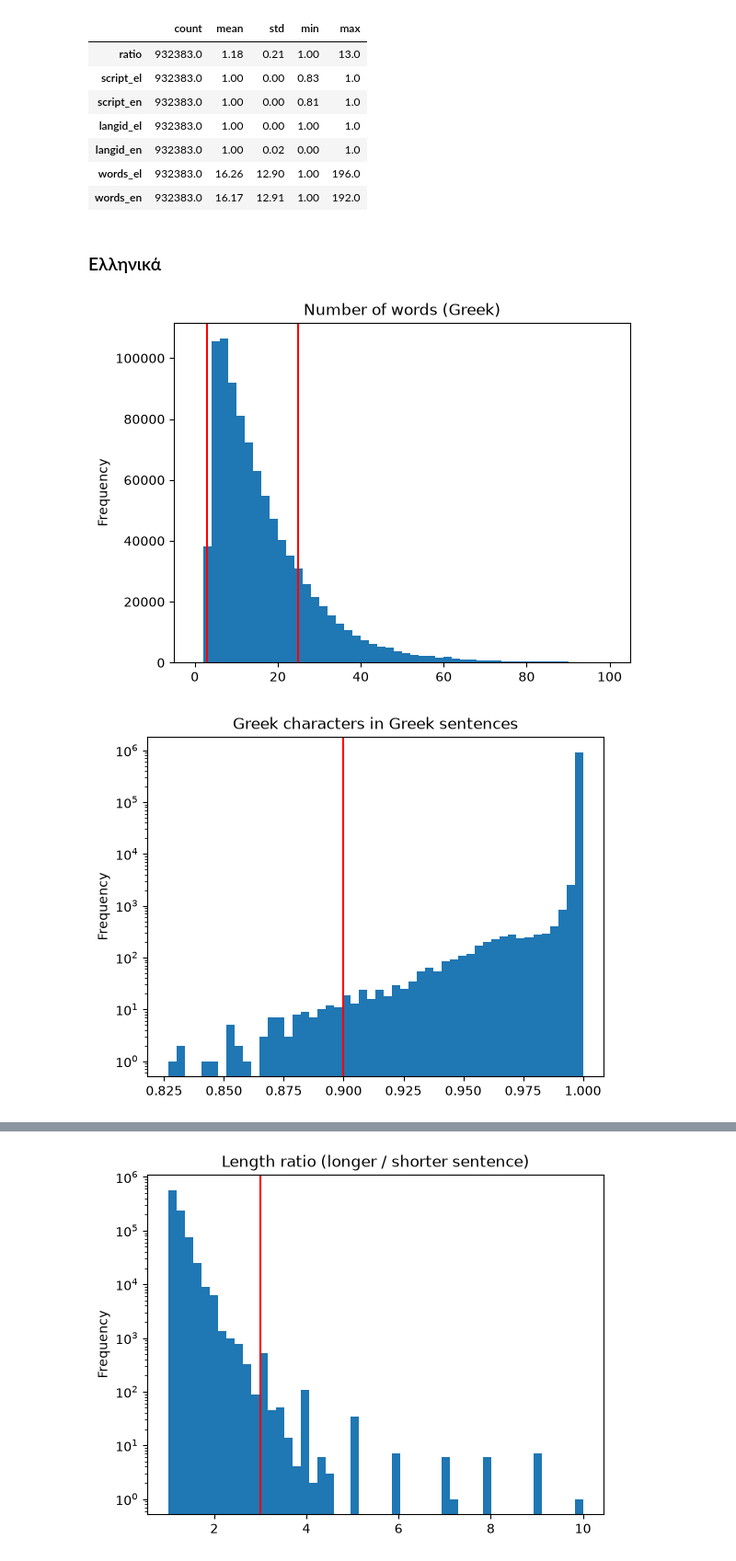
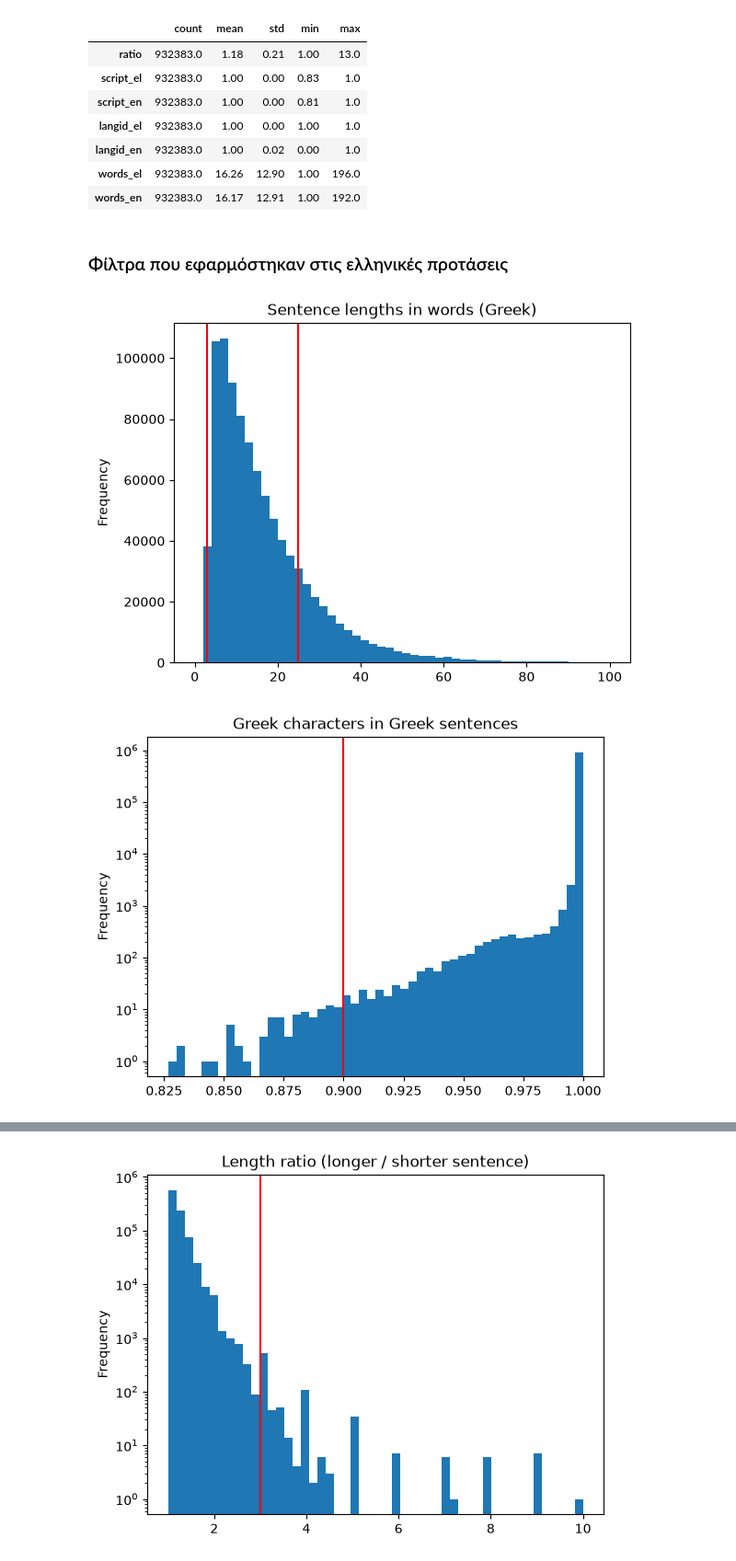
Before and after one commit to katerinadefto-svg/Machine-Translation-Group-Project-1, a Jupyter notebook: opusfilter_cleaning.ipynb, the cells around one changed output, grey strips where cells are left out. Shown at 92% size. Saved outputs shown, nothing was run; the diff lists cells and outputs as text; code cells hidden in the pictures.

```diff
--- a/opusfilter_cleaning.ipynb
+++ b/opusfilter_cleaning.ipynb
@@ -87,24 +87,24 @@ scores.describe().T[["count", "mean", "std", "min", "max"]].round(2)
 | words_el | 932383.0 | 16.26 | 12.90 | 1.00 | 196.0 |
 | words_en | 932383.0 | 16.17 | 12.91 | 1.00 | 192.0 |
 # %% [markdown]
-### Ελληνικά
+### Φίλτρα που εφαρμόστηκαν στις ελληνικές προτάσεις
 # %%
 scores["words_el"].plot.hist(bins=50, range=(0, 100))
 plt.axvline(3, color="red")
 plt.axvline(25, color="red")
-plt.title("Number of words (Greek)")
+plt.title("Sentence lengths in words (Greek)")
 plt.show()
 
 scores["script_el"].plot.hist(bins=50, log=True)
 plt.axvline(0.9, color="red")
 plt.title("Greek characters in Greek sentences")
 plt.show()
 
 scores["langid_el"].plot.hist(bins=50, log=True)
 plt.title("LangID confidence (Greek)")
 plt.show()
 # %% [output]
-[figure, old version]
+[figure, new version]
 [figure]
 [figure]
 # %% [markdown]
```
Also changed, not shown: parts of 10 cells of this notebook, 1 other file.
